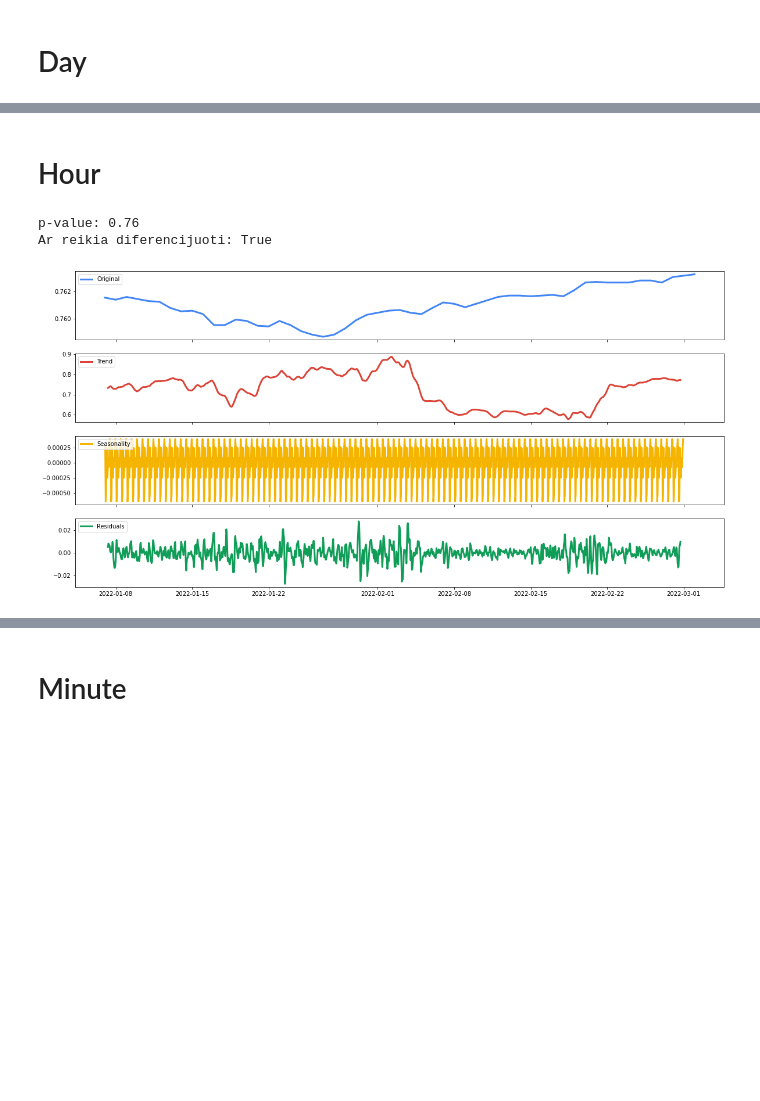
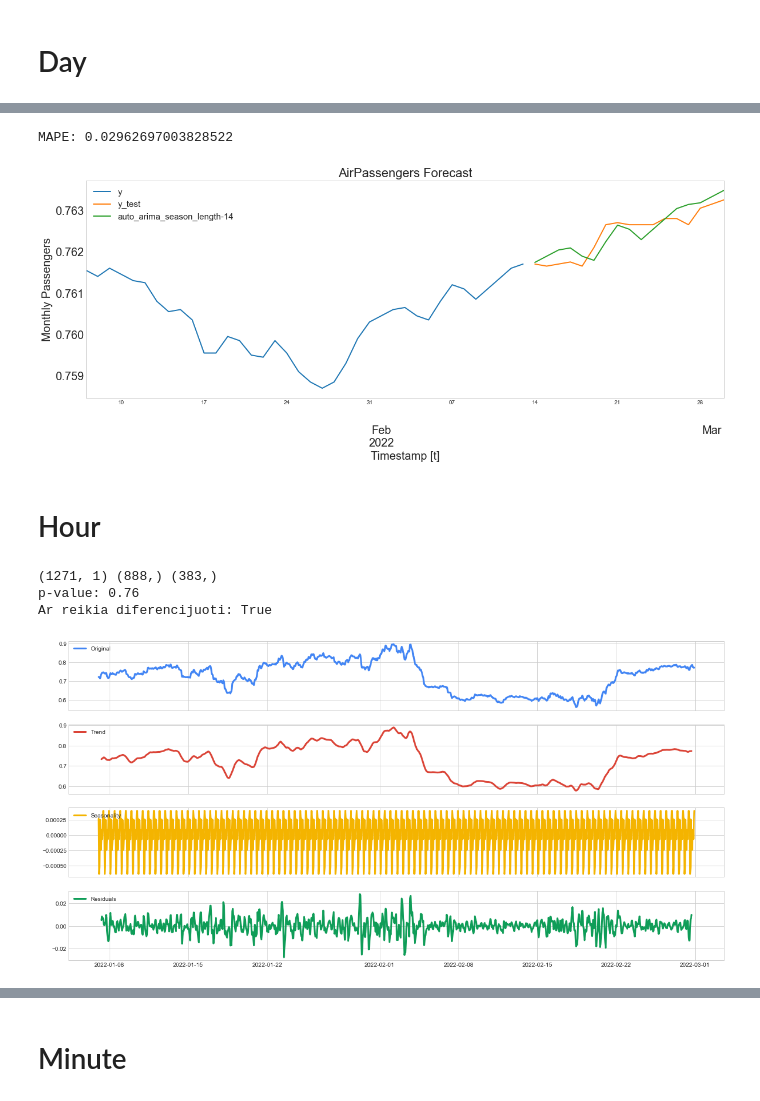
Before and after one commit to MGaulia/PD, a Jupyter notebook: 2 AR.ipynb, the cells around one changed output, grey strips where cells are left out. Saved outputs shown, nothing was run; the diff lists cells and outputs as text; code cells hidden in the pictures; blank space fills up the shorter version.

```diff
--- a/2 AR.ipynb
+++ b/2 AR.ipynb
@@ -133,13 +180,20 @@ Mann_Kendall_Test(trend='no trend', h=False, p=0.7819555436291108, z=0.276771529
+# %%
+plotanddoarima(day_test, day_train,14, '1D')
+# %% [output]
+MAPE: 0.02962697003828522
+[figure, added]
 # %% [markdown]
 # Hour
 # %%
 hour = pd.read_csv("data/full_hour.csv", parse_dates=['time'])[['time', 'XRP_price']].set_index('time')
+hour_train, hour_test = split_dataset(hour)
 test_stationarity(hour.XRP_price)
 # %% [output]
+(1271, 1) (888,) (383,)
 p-value: 0.76
 Ar reikia diferencijuoti: True
 # %%
-plot_decomposition(hour, 12)
+hour_trend, hour_seasonal, hour_residuals = plot_decomposition(hour, 12, "hour")
 # %% [output]
-[figure, old version]
+[figure, new version]
 # %%
```
Also changed, not shown: parts of 21 cells of this notebook.
